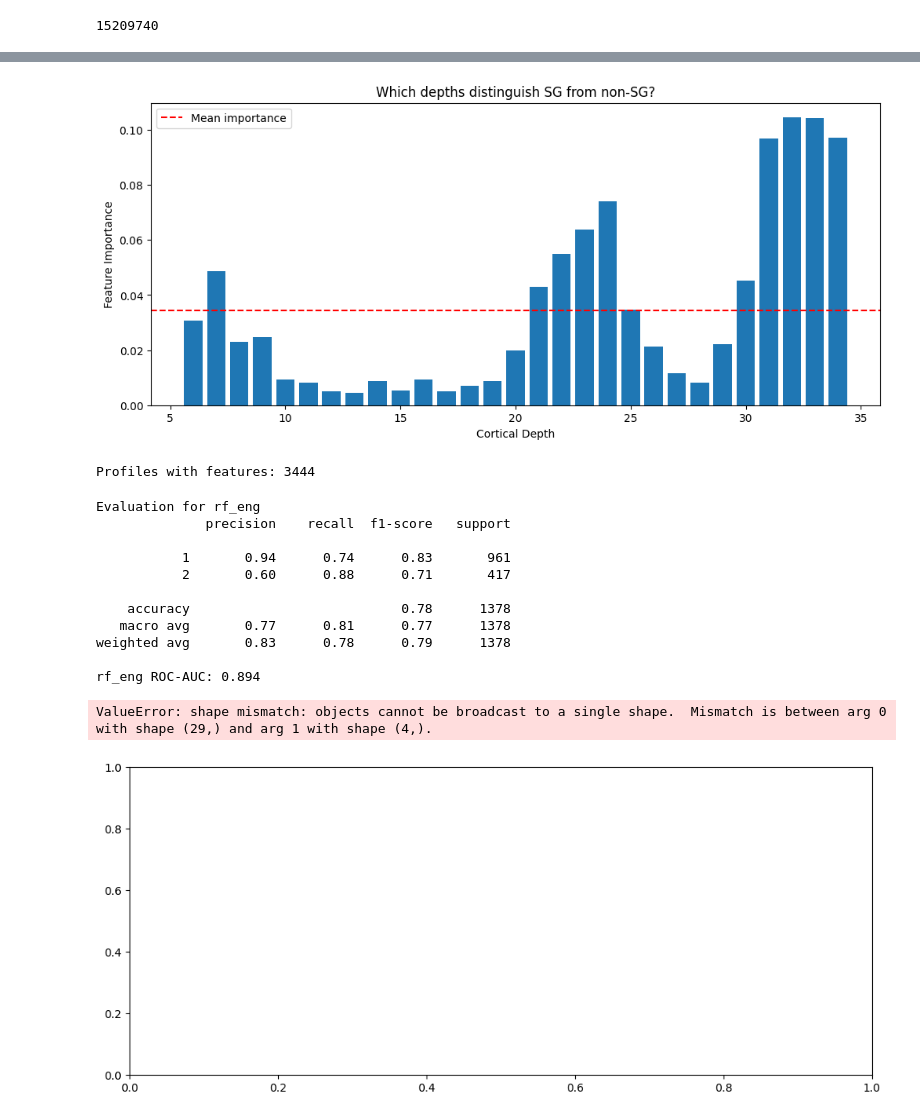
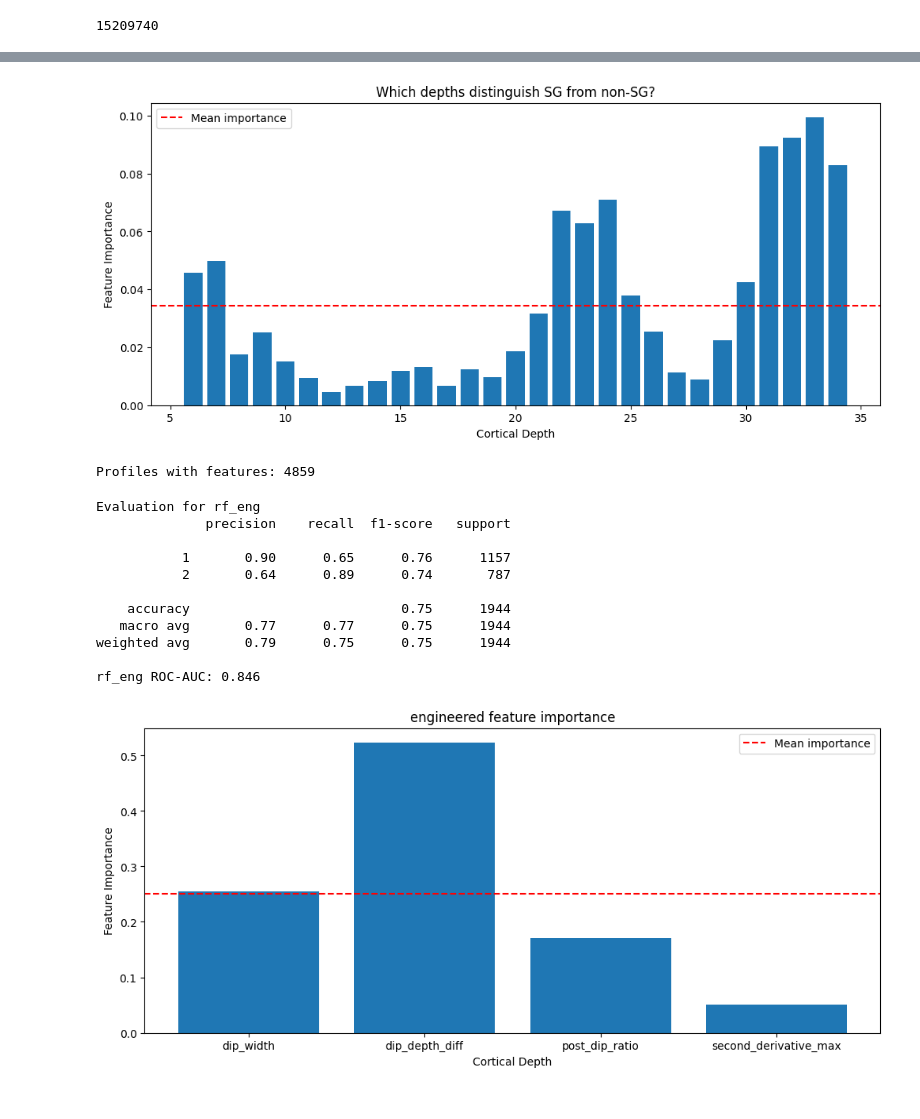
Before and after one commit to ritvik-bharamgoudar/SG-Detection-Pipeline, a Jupyter notebook: labelled_vox2vert.ipynb, the cells around one changed output, grey strips where cells are left out. Cells and saved outputs as stored; diff of their text form; code cells hidden in the pictures.

Commit message:
changed compute features to let through profiles with no features as 0 instead of NaN

```diff
--- a/labelled_vox2vert.ipynb
+++ b/labelled_vox2vert.ipynb
@@ -74,7 +73,7 @@ Voxel indices shape: (15209740, 3)
 Voxel RAS coordinates shape: (15209740, 3)
 Intensities shape: (15209740,)
 # %%
-SGmask = nib.load('raw_data/SG_mask_100um.nii.gz')
+SGmask = nib.load('raw_data/SG_mask_100um_extra_labels.nii.gz')
 print(f"Volume Shape: {SGmask.shape}")
 SGlabels = SGmask.get_fdata().reshape(-1)
 print(f"labels shape: {SGlabels.shape}")
@@ -169,7 +169,7 @@ depth_cols = list(range(41))  # Depths 0-40
 fig, (ax1, ax2) = plt.subplots(1, 2, figsize=(15, 5))
 
 # SG profiles
-for i, (vertex_id, row) in enumerate(sg_profiles.head(20).iterrows()):
+for i, (vertex_id, row) in enumerate(sg_profiles.head(50).iterrows()):
     intensities = row[depth_cols].values
     ax1.plot(intensities, alpha=0.6, label=f'v{vertex_id}')
 ax1.set_title('SG Profiles (label=1)')
@@ -178,7 +178,7 @@ ax1.set_ylabel('Intensity')
 
 # Non-SG profiles
 non_sg_profiles = labeled_profiles[labeled_profiles['label'] == 2]
-for i, (vertex_id, row) in enumerate(non_sg_profiles.head(20).iterrows()):
+for i, (vertex_id, row) in enumerate(non_sg_profiles.head(50).iterrows()):
     intensities = row[depth_cols].values
     ax2.plot(intensities, alpha=0.6, label=f'v{vertex_id}')
 ax2.set_title('Non-SG Profiles (label=2)')
@@ -273,11 +271,11 @@ plt.axhline(y=np.mean(importances), color='r', linestyle='--', label='Mean impor
 plt.legend()
 plt.show()
 # %% [output]
-[figure, old version]
+[figure, new version]
 # %%
 from src.extract_features import compute_features
 
-# 1. Convert profiles DataFrame to dict format for compute_features
+# profiles df to dict for compute_features
 def dataframe_to_profile_dict(df, depth_columns):
     profiles_dict = {}
     for idx, row in df.iterrows():
@@ -287,20 +285,20 @@ def dataframe_to_profile_dict(df, depth_columns):
         profiles_dict[vertex_id] = (depths, intensities)
     return profiles_dict
 
-# 2. Extract features
+# extract features
 vertex_profiles = dataframe_to_profile_dict(feature_df_labeled, middle_depths)
 feature_df_eng = compute_features(vertex_profiles, threshold_factor=0.03)
-
-# 3. Add labels and filter
-feature_df_eng['label'] = feature_df_eng['col_id'].map(label_dict_filtered)
-feature_df_eng = feature_df_eng.dropna()
-
-print(f"Profiles with features: {len(feature_df_eng)}")
-# %% [output]
-Profiles with features: 3444
+# %%
+# Add labels and filter
+feature_df_eng['label'] = feature_df_eng['col_id'].map(label_dict_filtered)
+
+
+print(f"Profiles with features: {len(feature_df_eng)}")
+# %% [output]
+Profiles with features: 4859
 # %%
 
-# 4. Train
+# train with extracted features
 feature_columns = ['dip_width', 'dip_depth_diff', 'post_dip_ratio', 'second_derivative_max']
 
 X_train_eng, X_test_eng, y_train_eng, y_test_eng, scaler_eng = prepare_training_data(
@@ -315,29 +313,28 @@ preds_eng, probs_eng = evaluate_model(rf_model_eng, X_test_eng, y_test_eng, mode
 Evaluation for rf_eng
               precision    recall  f1-score   support
 
-           1       0.94      0.74      0.83       961
-           2       0.60      0.88      0.71       417
+           1       0.90      0.65      0.76      1157
+           2       0.64      0.89      0.74       787
 
-    accuracy                           0.78      1378
-   macro avg       0.77      0.81      0.77      1378
-weighted avg       0.83      0.78      0.79      1378
+    accuracy                           0.75      1944
+   macro avg       0.77      0.77      0.75      1944
+weighted avg       0.79      0.75      0.75      1944
 
-rf_eng ROC-AUC: 0.894
+rf_eng ROC-AUC: 0.846
 # %%
 import matplotlib.pyplot as plt
 
-# Get feature importances
+# feature importances
 importances = rf_model_eng.feature_importances_
-depths = middle_depths
+
 
 plt.figure(figsize=(12, 5))
-plt.bar(depths, importances)
+plt.bar(feature_columns, importances)
 plt.xlabel('Cortical Depth')
 plt.ylabel('Feature Importance')
-plt.title('Which depths distinguish SG from non-SG?')
+plt.title('engineered feature importance')
 plt.axhline(y=np.mean(importances), color='r', linestyle='--', label='Mean importance')
 plt.legend()
 plt.show()
 # %% [output]
-ValueError: shape mismatch: objects cannot be broadcast to a single shape.  Mismatch is between arg 0 with shape (29,) and arg 1 with shape (4,).
-[figure, old version]
+[figure, new version]
```
Also changed, not shown: parts of 6 cells of this notebook, 1 other file.
